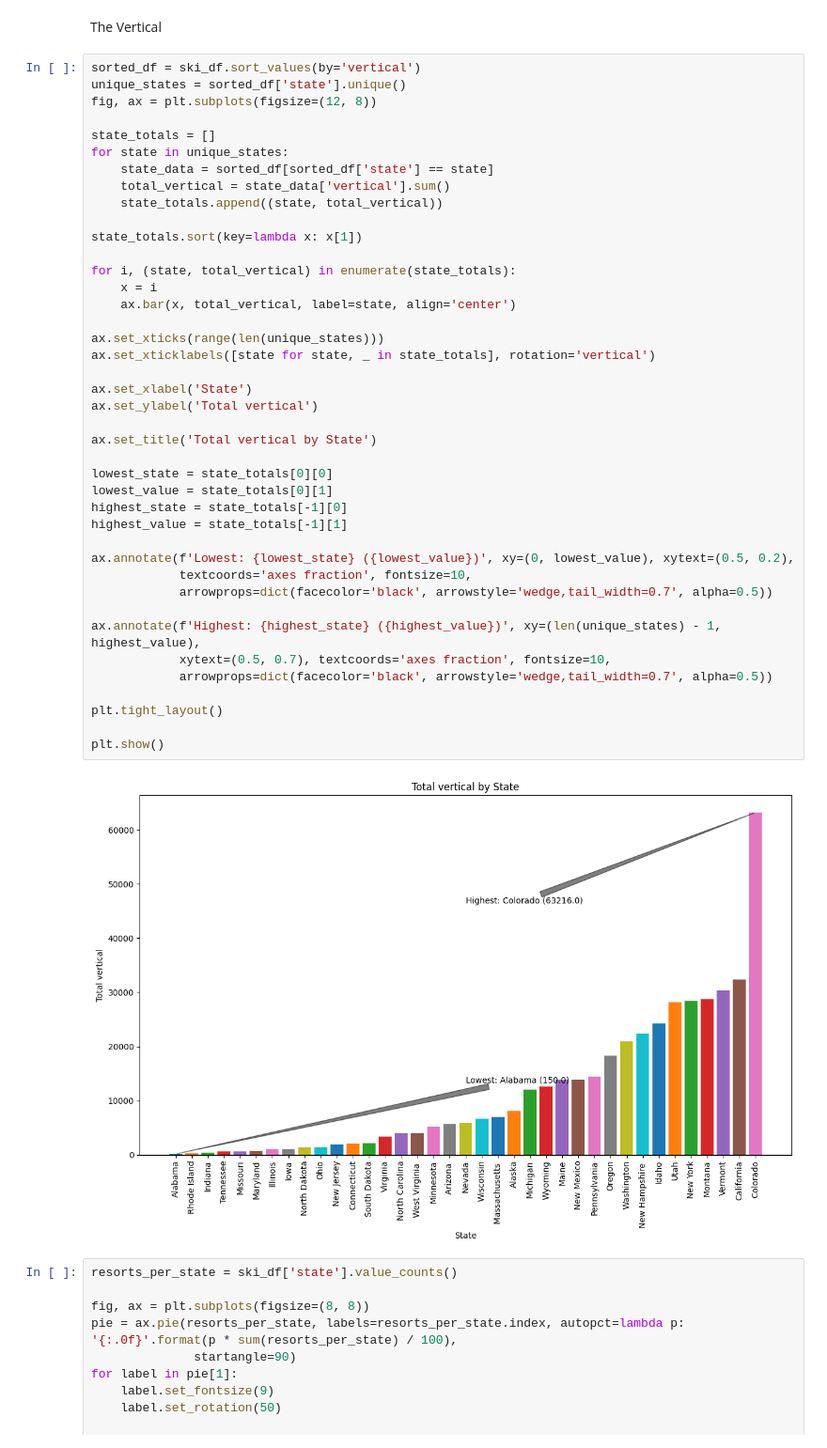
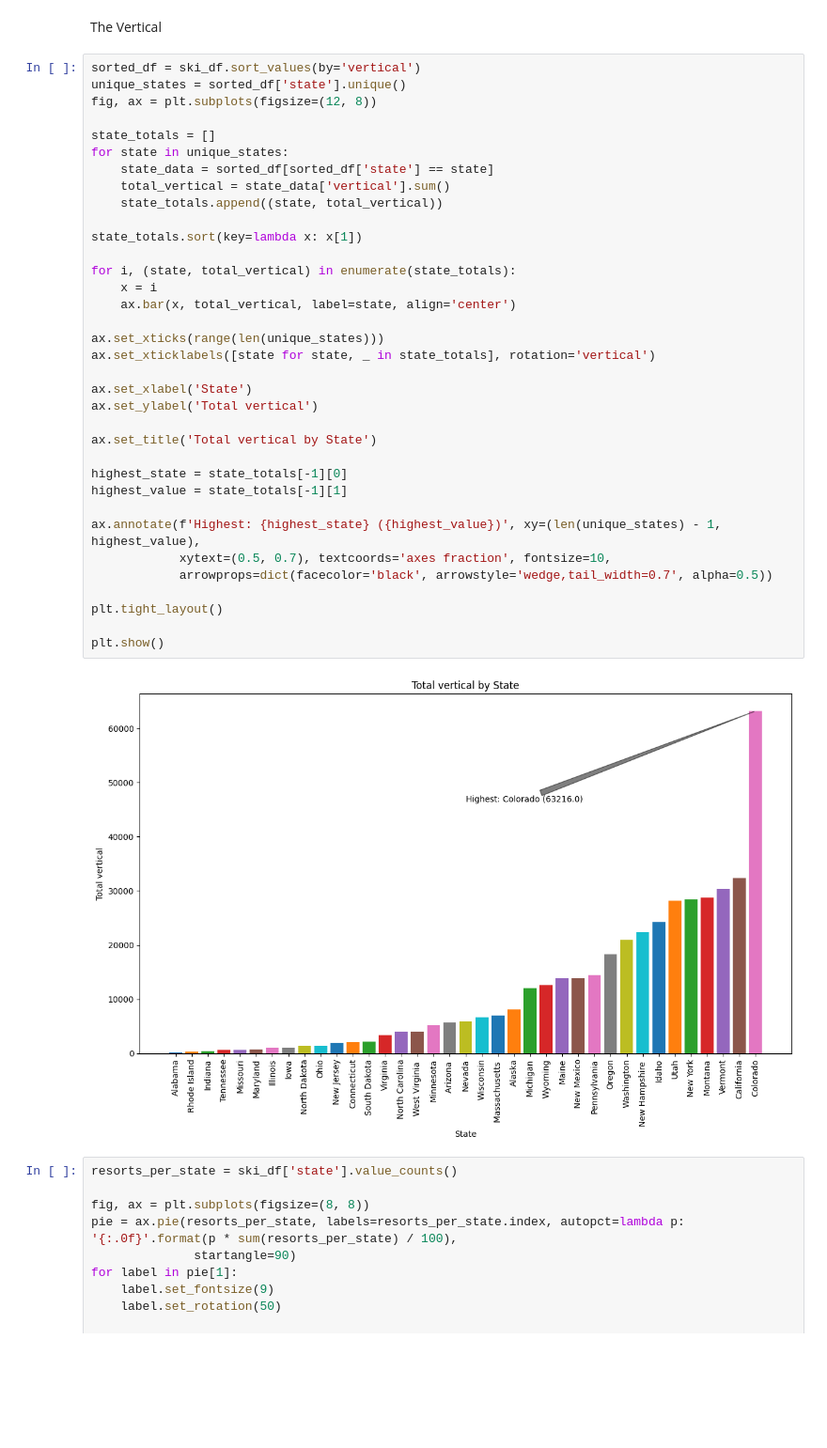
Before and after one commit to emilytan32/data_project_2023, a Jupyter notebook: skiresort_dataset.ipynb, the cells around one changed output. Shown at 94% size. Saved outputs shown, nothing was run; the diff lists cells and outputs as text; blank space fills up the shorter version.

```diff
--- a/skiresort_dataset.ipynb
+++ b/skiresort_dataset.ipynb
@@ -171,40 +83,34 @@ state_totals = []
 for state in unique_states:
     state_data = sorted_df[sorted_df['state'] == state]
     total_vertical = state_data['vertical'].sum()
     state_totals.append((state, total_vertical))
 
 state_totals.sort(key=lambda x: x[1])
 
 for i, (state, total_vertical) in enumerate(state_totals):
     x = i
     ax.bar(x, total_vertical, label=state, align='center')
 
 ax.set_xticks(range(len(unique_states)))
 ax.set_xticklabels([state for state, _ in state_totals], rotation='vertical')
 
 ax.set_xlabel('State')
 ax.set_ylabel('Total vertical')
 
 ax.set_title('Total vertical by State')
 
-lowest_state = state_totals[0][0]
-lowest_value = state_totals[0][1]
 highest_state = state_totals[-1][0]
 highest_value = state_totals[-1][1]
-
-ax.annotate(f'Lowest: {lowest_state} ({lowest_value})', xy=(0, lowest_value), xytext=(0.5, 0.2),
-            textcoords='axes fraction', fontsize=10,
-            arrowprops=dict(facecolor='black', arrowstyle='wedge,tail_width=0.7', alpha=0.5))
 
 ax.annotate(f'Highest: {highest_state} ({highest_value})', xy=(len(unique_states) - 1, highest_value),
             xytext=(0.5, 0.7), textcoords='axes fraction', fontsize=10,
             arrowprops=dict(facecolor='black', arrowstyle='wedge,tail_width=0.7', alpha=0.5))
 
 plt.tight_layout()
 
 plt.show()
 # %% [output]
-[figure, old version]
+[figure, new version]
 # %%
 resorts_per_state = ski_df['state'].value_counts()
 
```
Also changed, not shown: parts of 10 cells of this notebook.
